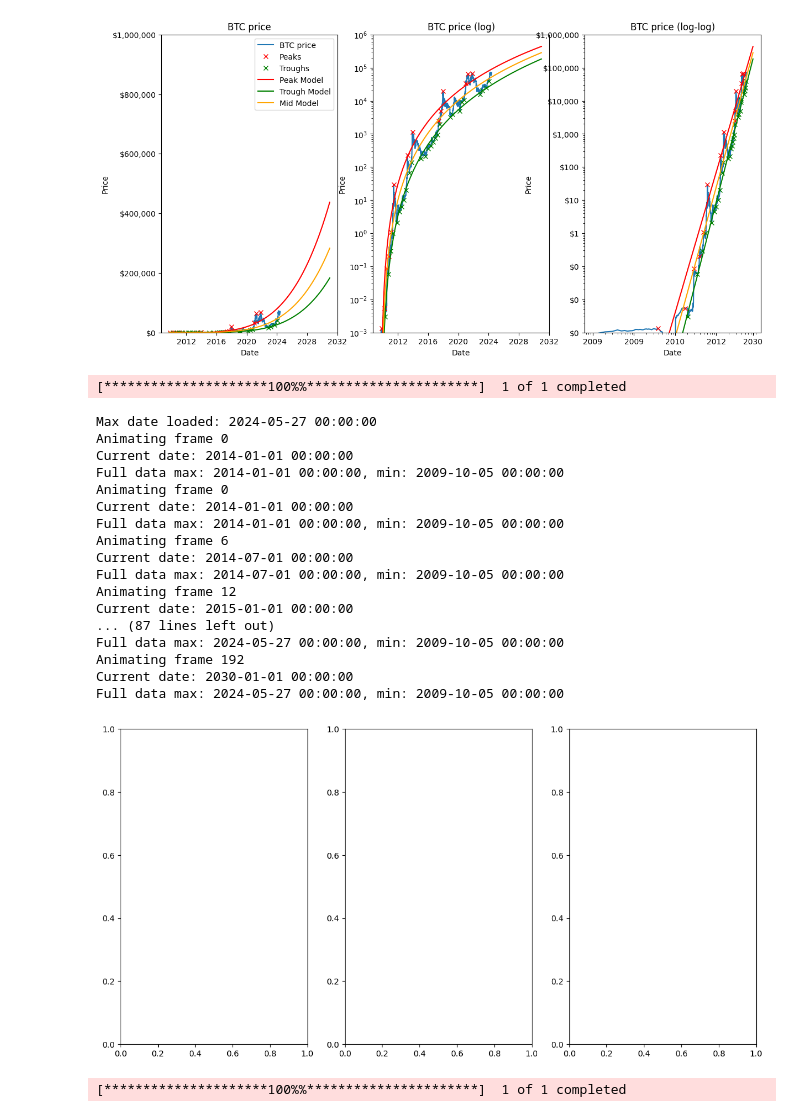
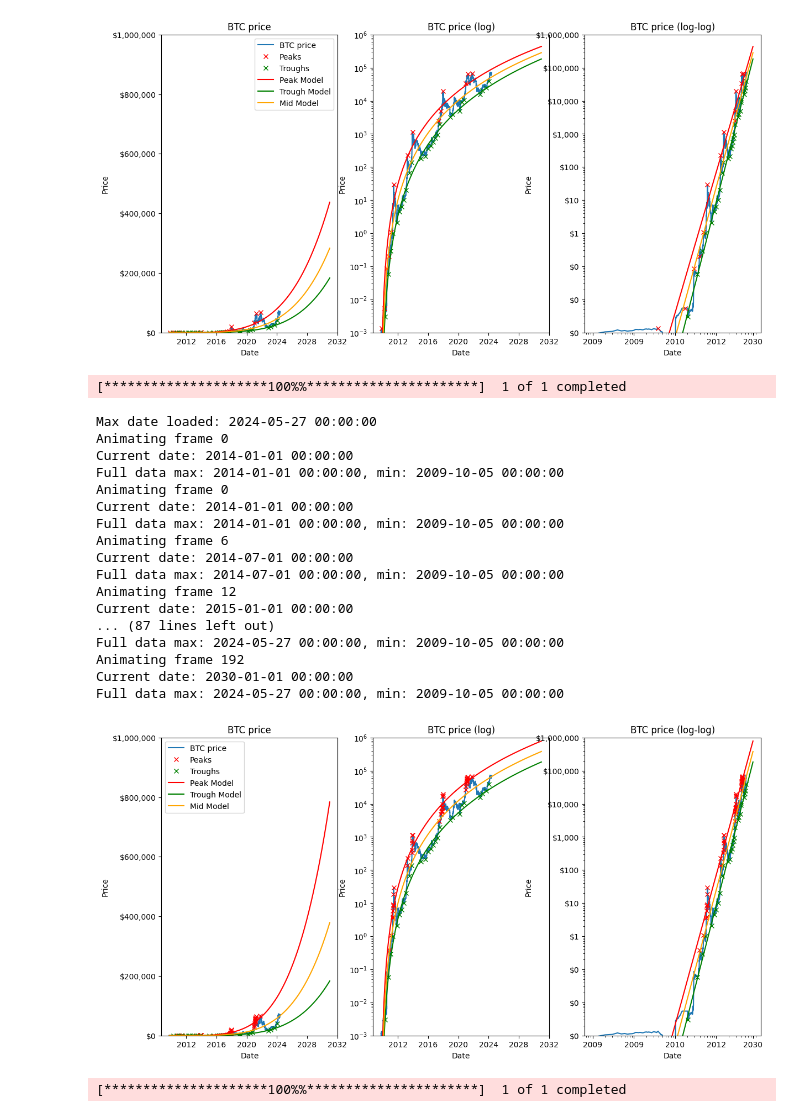
Before and after one commit to AlfaBlok/swanhunt, a Jupyter notebook: btc_price_models/btc_models.ipynb, the cells around one changed output. Saved outputs shown, nothing was run; the diff lists cells and outputs as text; code cells hidden in the pictures.

```diff
--- a/btc_price_models/btc_models.ipynb
+++ b/btc_price_models/btc_models.ipynb
@@ -2509,15 +2509,16 @@ from matplotlib.animation import FuncAnimation, PillowWriter
 from scipy.signal import find_peaks
 import yfinance as yf
 
-def get_peaks(full_data, min_year, removed_dates, d_days):
-    peaks, _ = find_peaks(full_data['btc_price'], distance=d_days)
+
+def get_peaks(full_data, min_year, removed_dates, d_days, threshold=0.35):
+    peaks, _ = find_peaks(full_data['btc_price'])
     clean_peaks = []
 
     for i, peak in enumerate(peaks):
         if not any(full_data['btc_price'][peak] < full_data['btc_price'][past_peak] for past_peak in peaks[:i]):
             if peak + 1 < len(full_data):
                 right_side = full_data['btc_price'][peak+1:]
-                if len(right_side) > 0 and not (right_side > full_data['btc_price'][peak]).any():
+                if len(right_side) > 0 and (right_side < (full_data['btc_price'][peak] * (1 - threshold))).any():
                     clean_peaks.append(peak)
 
     clean_peaks = np.array(clean_peaks)
@@ -2531,6 +2532,8 @@ def get_peaks(full_data, min_year, removed_dates, d_days):
 
     clean_peaks_after_year = clean_peaks_after_year[1:-1]
     return clean_peaks_after_year
+
+
 
 def get_troughs(full_data, min_year, removed_dates, d_days):
     troughs, _ = find_peaks(-full_data['btc_price'], distance=d_days)
@@ -2699,34 +2702,34 @@ d_days = 100
 max_year = 2030
 max_year_ani = 2030
 
 full_data = load_data()
 
 fig, axs = plt.subplots(1, 3, figsize=(14, 7))
 ani = FuncAnimation(fig, animate, frames=range(0, (max_year_ani-min_year_ani)*12 + 1,6), fargs=(full_data, min_year_params, d_days, max_year, axs, min_year_ani), interval=200)
 
 ani.save('btc_price_animation.gif', writer=PillowWriter(fps=2))
 
 plt.show()
 # %% [output]
 [*********************100%%**********************]  1 of 1 completed
 Max date loaded: 2024-05-27 00:00:00
 Animating frame 0
 Current date: 2014-01-01 00:00:00
 Full data max: 2014-01-01 00:00:00, min: 2009-10-05 00:00:00
 Animating frame 0
 Current date: 2014-01-01 00:00:00
 Full data max: 2014-01-01 00:00:00, min: 2009-10-05 00:00:00
 Animating frame 6
 Current date: 2014-07-01 00:00:00
 Full data max: 2014-07-01 00:00:00, min: 2009-10-05 00:00:00
 Animating frame 12
 Current date: 2015-01-01 00:00:00
 ... (87 lines left out)
 Full data max: 2024-05-27 00:00:00, min: 2009-10-05 00:00:00
 Animating frame 192
 Current date: 2030-01-01 00:00:00
 Full data max: 2024-05-27 00:00:00, min: 2009-10-05 00:00:00
-[figure, old version]
+[figure, new version]
 # %%
 import numpy as np
 import pandas as pd
```
Also changed, not shown: 1 other file.
